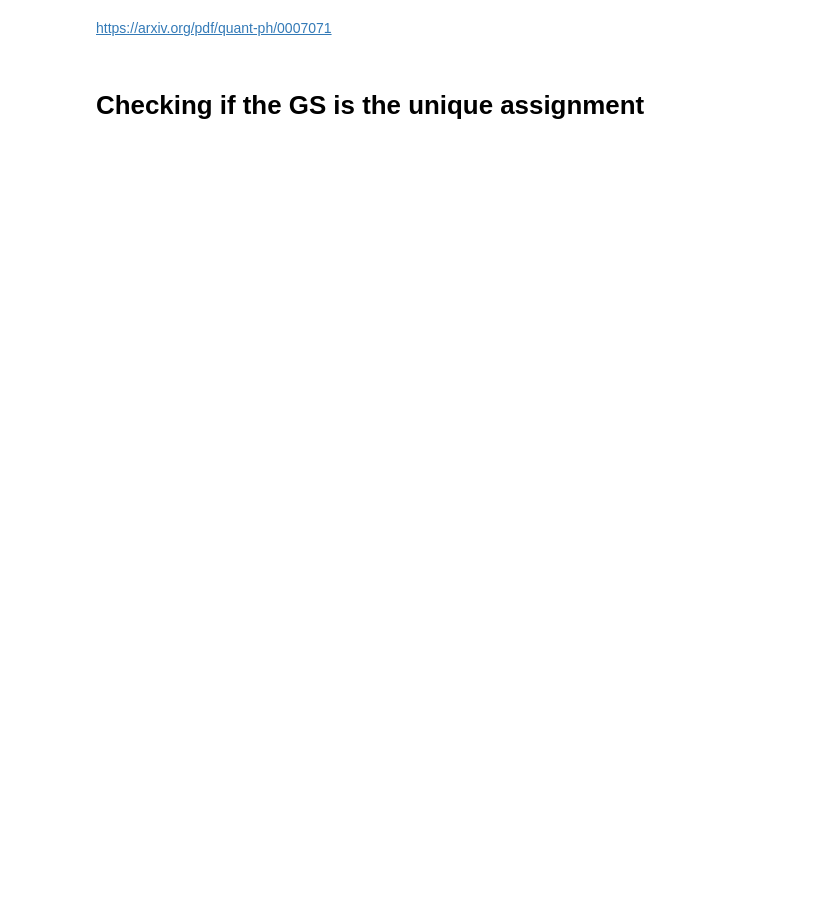
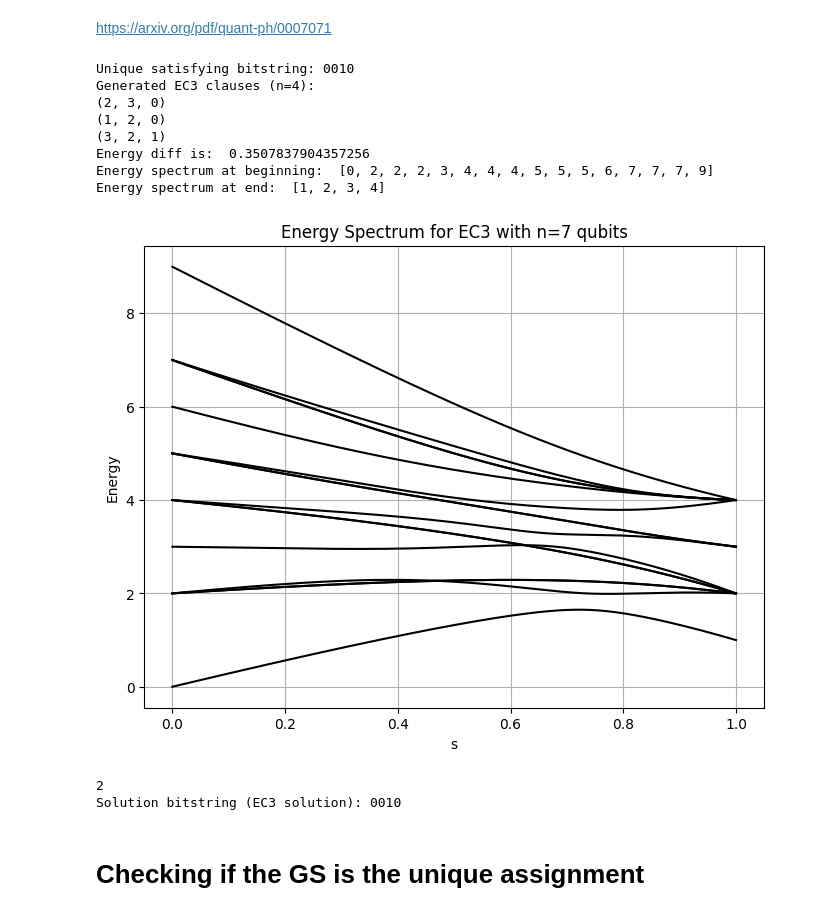
Before and after one commit to chenscheimq/QEC, a Jupyter notebook: EC3/EC3_q.ipynb, the cells around one changed output. Drawn from its saved outputs; the diff is of its cells as text; code cells hidden in the pictures; blank space fills up the shorter version.

```diff
--- a/EC3/EC3_q.ipynb
+++ b/EC3/EC3_q.ipynb
@@ -148,10 +172,10 @@ def H_P(clauses):
 def H_t(s, Hp, Hb):
     return (1 - s) * Hb + s * Hp
 
-def H_C(t, clauses, t_max):
+def H_C_calc(t, args):
     H_c = Qobj(qzero(2**n_qubits))
-    s = t / t_max
-    for clause in clauses:
+    s = t / args['t_max']
+    for clause in args['clauses']:
         H_B_C = H_B([clause])
         H_B_P = H_P([clause])
         H_c += H_B_C*(1 - s) + H_B_P*s
@@ -181,33 +205,45 @@ energy_spectrum = np.array(energy_spectrum)
 # Plot the energy spectrum
 plt.figure(figsize=(8, 6))
 for i in range(2**n_qubits):
     plt.plot(s_values, energy_spectrum[:, i], color='black')
 
 print("Energy spectrum at beginning: ", [int(np.round(i)) for i in energy_spectrum[0]])
 print("Energy spectrum at end: ", [int(np.round(i)) for i in set(energy_spectrum[-1])])
 
 
 plt.xlabel('s')
 plt.ylabel('Energy')
 plt.title('Energy Spectrum for EC3 with n=7 qubits')
 plt.grid(True)
 plt.show()
 
 
 # Ground state of Hb at the beginning of the protocol
 eigenvalues_initial, eigenstates_initial = Hb.eigenstates()
 initial_gs = eigenstates_initial[0]
 # Ground state of Hp at the ending of the protocol
 eigenvalues_final, eigenstates_final = Hp.eigenstates()
 final_gs = eigenstates_final[0]
 
 omega_ba = eigenvalues_final[0] - eigenvalues_initial[0]
 
 solution_bitstring_index = np.argmax(np.abs(final_gs.full()))
 print(solution_bitstring_index)
 solution_bitstring = f"{solution_bitstring_index:0{n_qubits}b}"
 
 print(f"Solution bitstring (EC3 solution): {solution_bitstring}")
+# %% [output]
+Unique satisfying bitstring: 0010
+Generated EC3 clauses (n=4):
+(2, 3, 0)
+(1, 2, 0)
+(3, 2, 1)
+Energy diff is:  0.3507837904357256
+Energy spectrum at beginning:  [0, 2, 2, 2, 3, 4, 4, 4, 5, 5, 5, 6, 7, 7, 7, 9]
+Energy spectrum at end:  [1, 2, 3, 4]
+[figure, added]
+2
+Solution bitstring (EC3 solution): 0010
 # %% [markdown]
 # Checking if the GS is the unique assignment
 # %%
```
Also changed, not shown: parts of 5 cells of this notebook.
